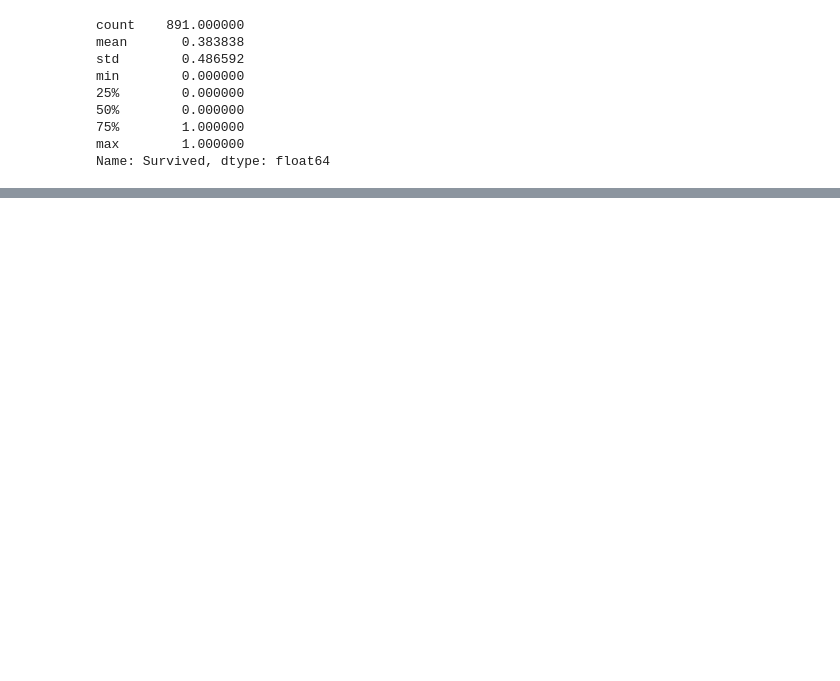
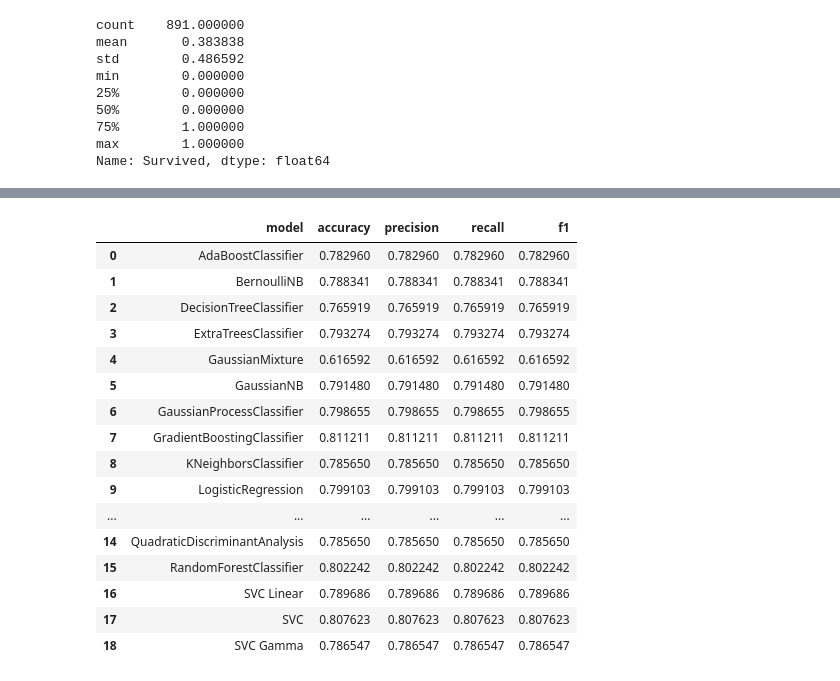
Before and after one commit to anjanatiha/Titanic-Survival-Prediction, a Jupyter notebook: Titanic-Survival-Prediction.ipynb, the cells around one changed output, grey strips where cells are left out. Cells and saved outputs as stored; diff of their text form; code cells hidden in the pictures; blank space fills up the shorter version.

```diff
--- a/Titanic-Survival-Prediction.ipynb
+++ b/Titanic-Survival-Prediction.ipynb
@@ -265,0 +264,20 @@ plt.show()
+# %%
+df
+# %% [output]
+|  | model | accuracy | precision | recall | f1 |
+| 0 | AdaBoostClassifier | 0.782960 | 0.782960 | 0.782960 | 0.782960 |
+| 1 | BernoulliNB | 0.788341 | 0.788341 | 0.788341 | 0.788341 |
+| 2 | DecisionTreeClassifier | 0.765919 | 0.765919 | 0.765919 | 0.765919 |
+| 3 | ExtraTreesClassifier | 0.793274 | 0.793274 | 0.793274 | 0.793274 |
+| 4 | GaussianMixture | 0.616592 | 0.616592 | 0.616592 | 0.616592 |
+| 5 | GaussianNB | 0.791480 | 0.791480 | 0.791480 | 0.791480 |
+| 6 | GaussianProcessClassifier | 0.798655 | 0.798655 | 0.798655 | 0.798655 |
+| 7 | GradientBoostingClassifier | 0.811211 | 0.811211 | 0.811211 | 0.811211 |
+| 8 | KNeighborsClassifier | 0.785650 | 0.785650 | 0.785650 | 0.785650 |
+| 9 | LogisticRegression | 0.799103 | 0.799103 | 0.799103 | 0.799103 |
+| ... | ... | ... | ... | ... | ... |
+| 14 | QuadraticDiscriminantAnalysis | 0.785650 | 0.785650 | 0.785650 | 0.785650 |
+| 15 | RandomForestClassifier | 0.802242 | 0.802242 | 0.802242 | 0.802242 |
+| 16 | SVC Linear | 0.789686 | 0.789686 | 0.789686 | 0.789686 |
+| 17 | SVC | 0.807623 | 0.807623 | 0.807623 | 0.807623 |
+| 18 | SVC Gamma | 0.786547 | 0.786547 | 0.786547 | 0.786547 |
```
Also changed, not shown: parts of 2 cells of this notebook.
